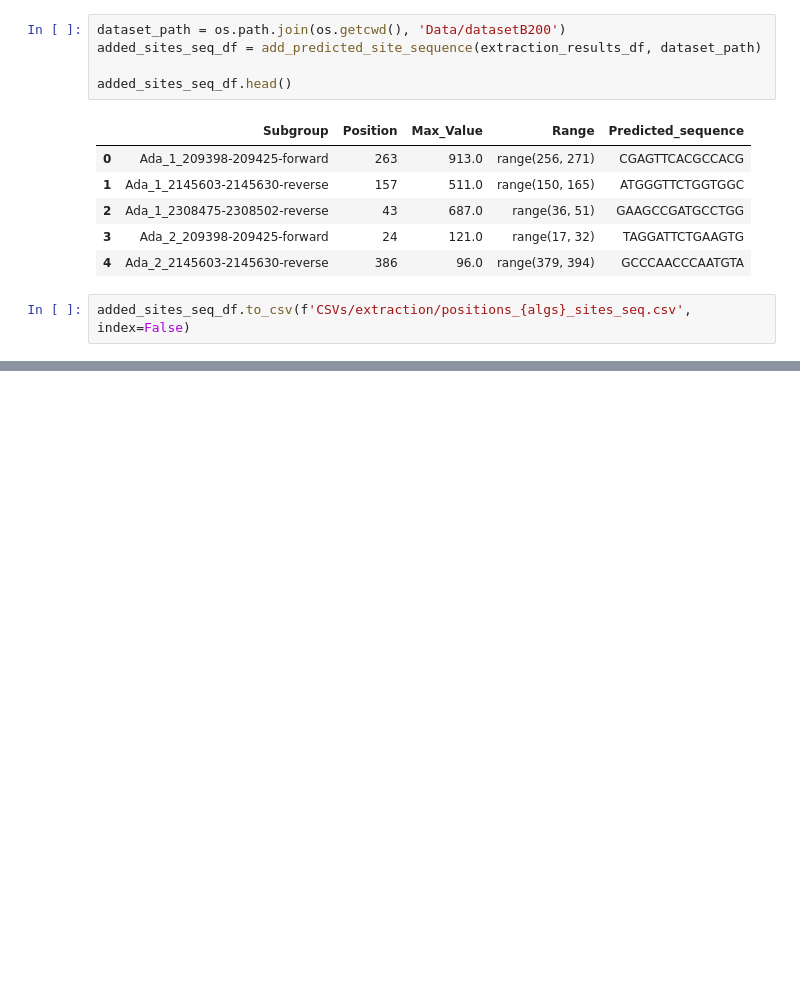
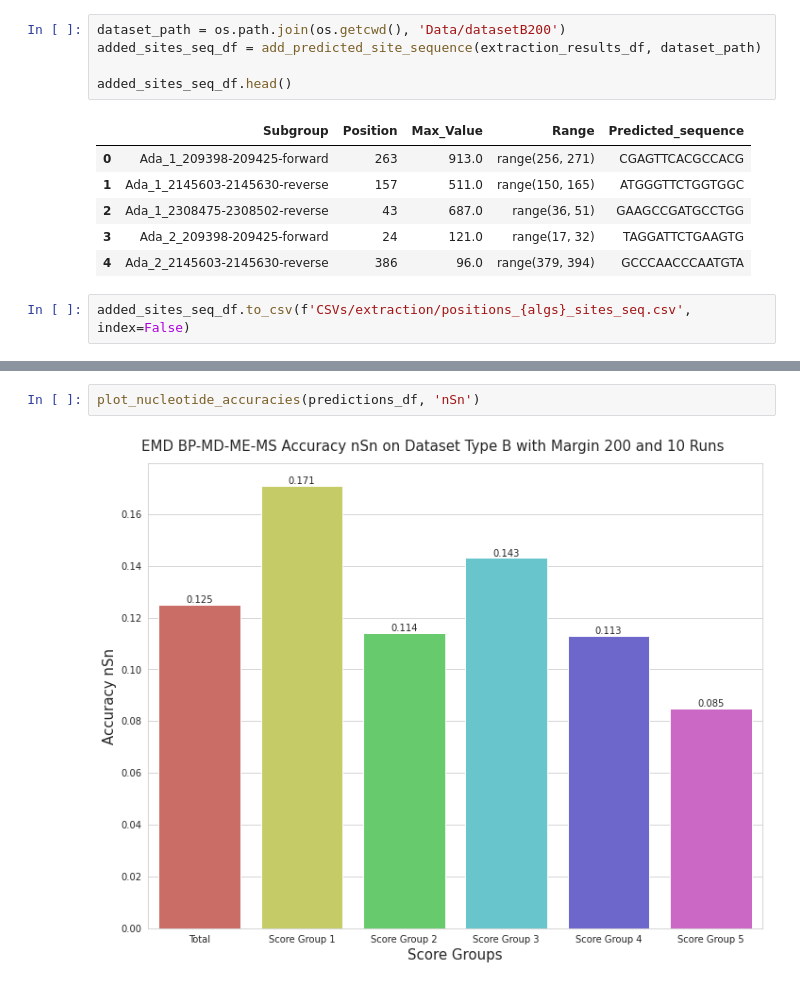
Before and after one commit to SpyrosAlvanakis/Molecular_Algorithms_project, a Jupyter notebook: Run_EMD_Pipeline.ipynb, the cells around one changed output, grey strips where cells are left out. Drawn from its saved outputs; the diff is of its cells as text; blank space fills up the shorter version.

```diff
--- a/Run_EMD_Pipeline.ipynb
+++ b/Run_EMD_Pipeline.ipynb
@@ -314,0 +363,4 @@ added_sites_seq_df.to_csv(f'CSVs/extraction/positions_{algs}_sites_seq.csv', ind
+# %%
+plot_nucleotide_accuracies(predictions_df, 'nSn')
+# %% [output]
+[figure, added]
```
Also changed, not shown: parts of 14 cells of this notebook, 1 other file.
